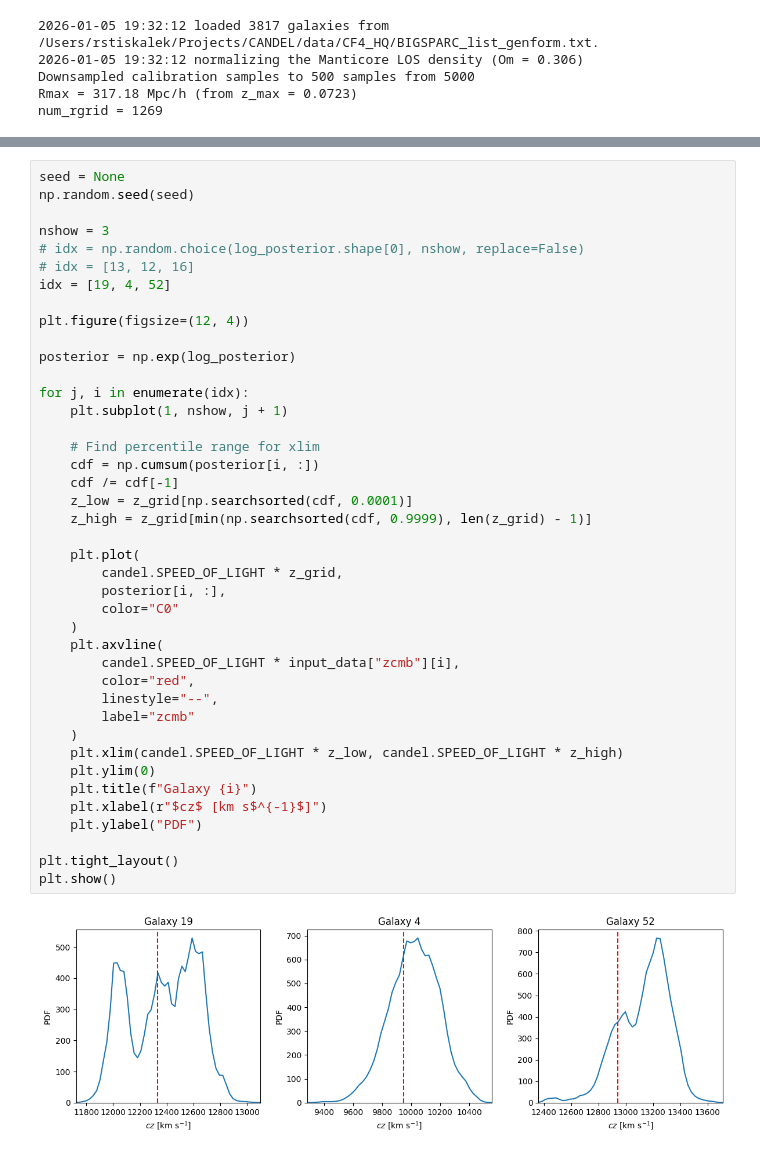
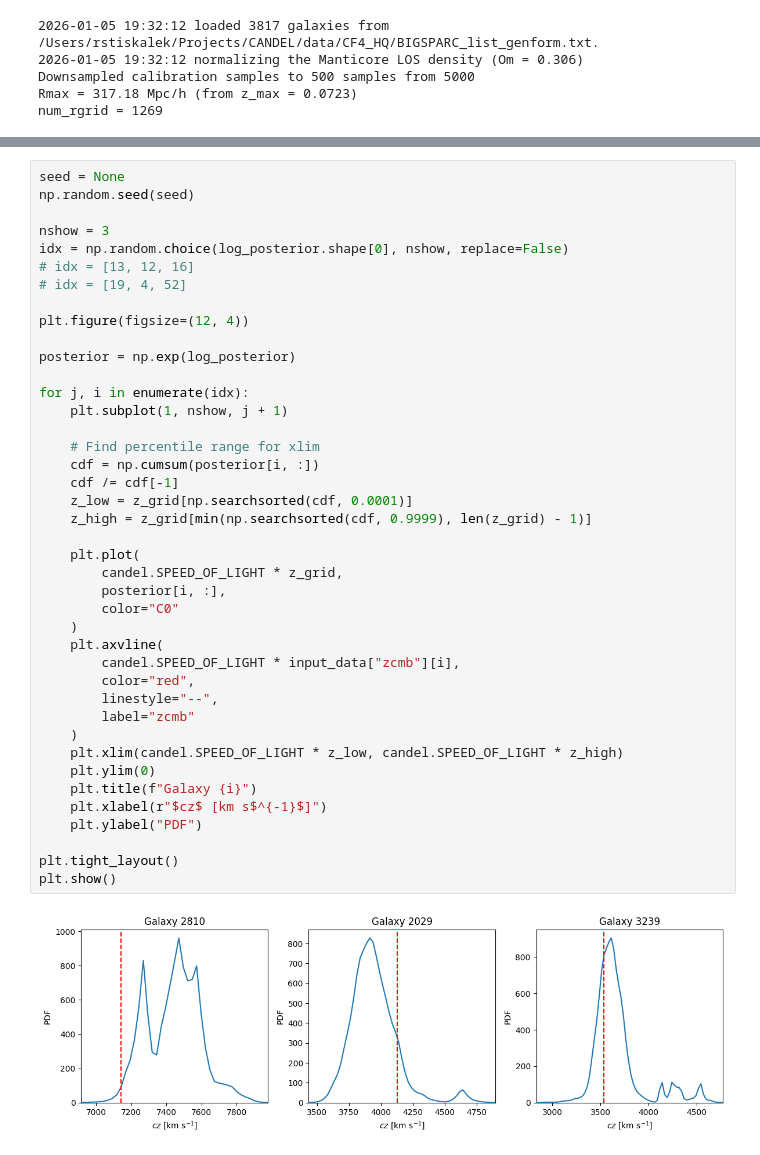
Before and after one commit to Richard-Sti/CANDEL, a Jupyter notebook: notebooks/redshift2real/basic_runs.ipynb, the cells around one changed output, grey strips where cells are left out. Cells and saved outputs as stored; diff of their text form.

```diff
--- a/notebooks/redshift2real/basic_runs.ipynb
+++ b/notebooks/redshift2real/basic_runs.ipynb
@@ -156,9 +170,9 @@ seed = None
 np.random.seed(seed)
 
 nshow = 3
-# idx = np.random.choice(log_posterior.shape[0], nshow, replace=False)
+idx = np.random.choice(log_posterior.shape[0], nshow, replace=False)
 # idx = [13, 12, 16]
-idx = [19, 4, 52]
+# idx = [19, 4, 52]
 
 plt.figure(figsize=(12, 4))
 
@@ -166,34 +180,34 @@ posterior = np.exp(log_posterior)
 
 for j, i in enumerate(idx):
     plt.subplot(1, nshow, j + 1)
 
     # Find percentile range for xlim
     cdf = np.cumsum(posterior[i, :])
     cdf /= cdf[-1]
     z_low = z_grid[np.searchsorted(cdf, 0.0001)]
     z_high = z_grid[min(np.searchsorted(cdf, 0.9999), len(z_grid) - 1)]
 
     plt.plot(
         candel.SPEED_OF_LIGHT * z_grid,
         posterior[i, :],
         color="C0"
     )
     plt.axvline(
         candel.SPEED_OF_LIGHT * input_data["zcmb"][i],
         color="red",
         linestyle="--",
         label="zcmb"
     )
     plt.xlim(candel.SPEED_OF_LIGHT * z_low, candel.SPEED_OF_LIGHT * z_high)
     plt.ylim(0)
     plt.title(f"Galaxy {i}")
     plt.xlabel(r"$cz$ [km s$^{-1}$]")
     plt.ylabel("PDF")
 
 plt.tight_layout()
 plt.show()
 # %% [output]
-[figure, old version]
+[figure, new version]
 # %%
 # Save to HDF5
 fname_out = fname.replace(".txt", "_zcosmo_posterior.hdf5")
```
Also changed, not shown: parts of 3 cells of this notebook.
